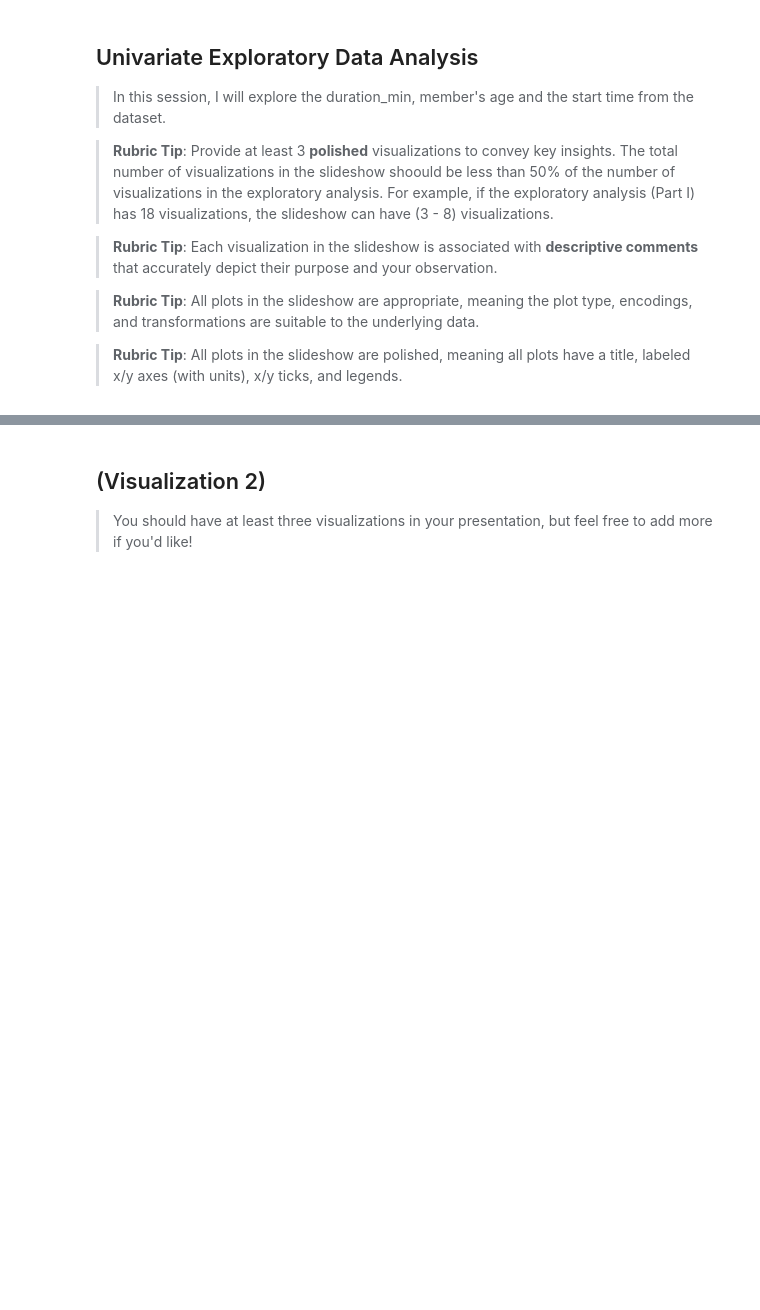
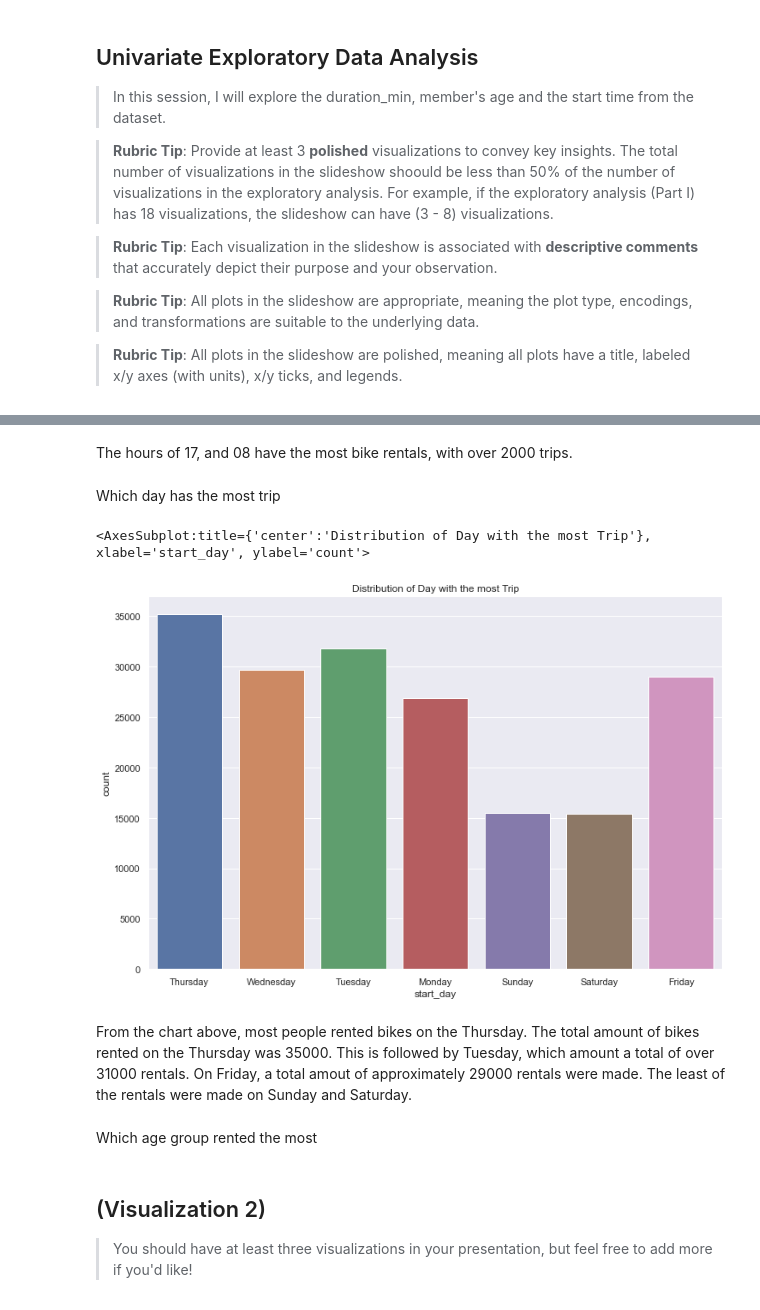
Before and after one commit to Eben-Success/Udacity_Data_Analysis_Projects, a Jupyter notebook: Project 3/notebook.ipynb, the cells around one changed output, grey strips where cells are left out. Cells and saved outputs as stored; diff of their text form; code cells hidden in the pictures; blank space fills up the shorter version.

```diff
--- a/Project 3/notebook.ipynb
+++ b/Project 3/notebook.ipynb
@@ -384,3 +395,19 @@ df.shape
+# %% [markdown]
+The hours of 17, and 08 have the most bike rentals, with over 2000 trips.
+# %% [markdown]
+Which day has the most trip
+# %%
+sn.set_theme(style='darkgrid')
+plt.figure(figsize=[12,8])
+plt.title('Distribution of Day with the most Trip')
+sn.countplot(df['start_day'])
+# %% [output]
+<AxesSubplot:title={'center':'Distribution of Day with the most Trip'}, xlabel='start_day', ylabel='count'>
+[figure, added]
+# %% [markdown]
+From the chart above,  most people rented bikes on the Thursday. The total amount of bikes rented on the Thursday was 35000. This is followed by Tuesday, which amount a total of over 31000 rentals. On Friday,  a total amout of approximately 29000 rentals were made. The least of the rentals were made on Sunday and Saturday.
+# %% [markdown]
+Which age group rented the most
 # %% [markdown]
 ## (Visualization 2)
 
```
Also changed, not shown: parts of 7 cells of this notebook.
